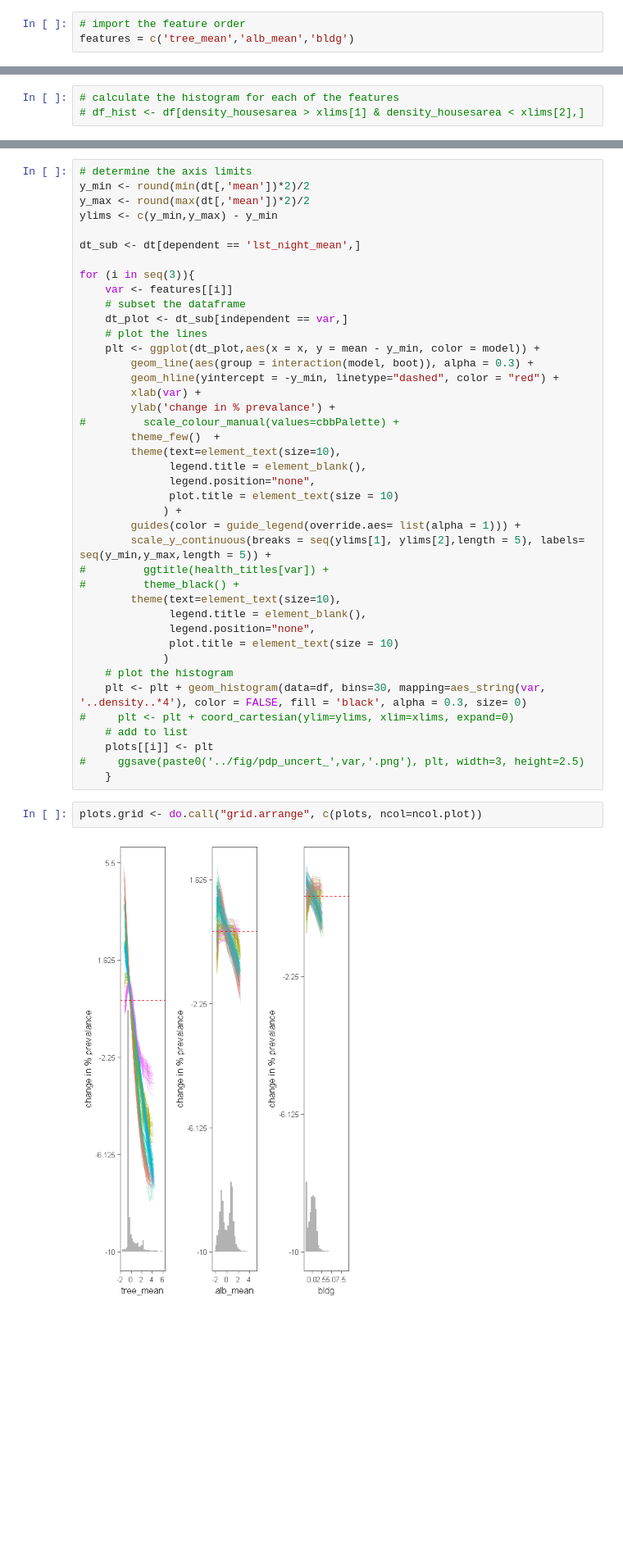
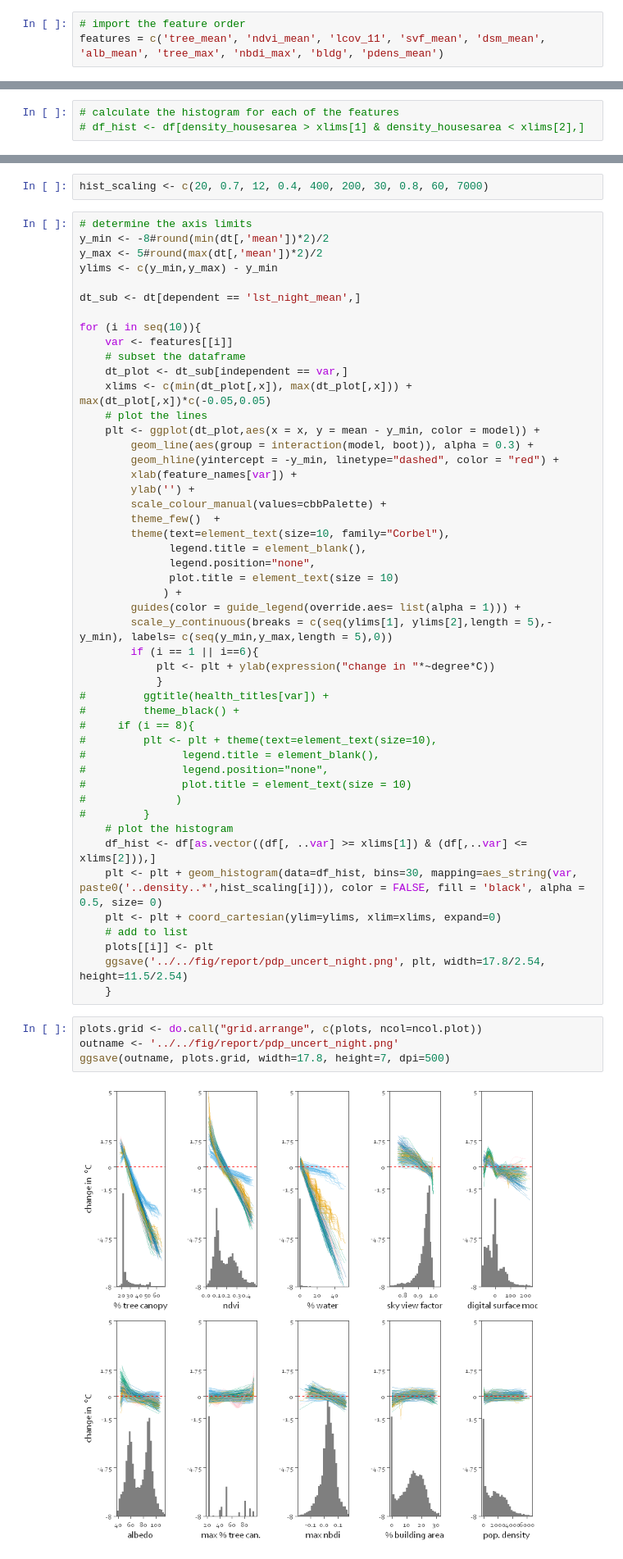
Before and after one commit to tommlogan/land_surface_temperature, a Jupyter notebook: code/analysis/partial_dependence_R.ipynb, the cells around one changed output, grey strips where cells are left out. Shown at 82% size. Cells and saved outputs as stored; diff of their text form; blank space fills up the shorter version.

Commit message:
updated the figure styles

```diff
--- a/code/analysis/partial_dependence_R.ipynb
+++ b/code/analysis/partial_dependence_R.ipynb
@@ -30,4 +32,4 @@ ncol.plot <- 5
 # xlims <- c(0,30)
 # %%
 # import the feature order
-features = c('tree_mean','alb_mean','bldg')
+features = c('tree_mean', 'ndvi_mean', 'lcov_11', 'svf_mean', 'dsm_mean', 'alb_mean', 'tree_max', 'nbdi_max', 'bldg', 'pdens_mean')
@@ -37,45 +53,56 @@ features = c('tree_mean','alb_mean','bldg')
+# %%
+hist_scaling <- c(20, 0.7, 12, 0.4, 400, 200, 30, 0.8, 60, 7000)
 # %%
 # determine the axis limits
-y_min <- round(min(dt[,'mean'])*2)/2
-y_max <- round(max(dt[,'mean'])*2)/2
+y_min <- -8#round(min(dt[,'mean'])*2)/2
+y_max <- 5#round(max(dt[,'mean'])*2)/2
 ylims <- c(y_min,y_max) - y_min
 
 dt_sub <- dt[dependent == 'lst_night_mean',]
 
-for (i in seq(3)){
+for (i in seq(10)){
     var <- features[[i]]
     # subset the dataframe
     dt_plot <- dt_sub[independent == var,]
+    xlims <- c(min(dt_plot[,x]), max(dt_plot[,x])) + max(dt_plot[,x])*c(-0.05,0.05)
     # plot the lines
     plt <- ggplot(dt_plot,aes(x = x, y = mean - y_min, color = model)) +
         geom_line(aes(group = interaction(model, boot)), alpha = 0.3) +
         geom_hline(yintercept = -y_min, linetype="dashed", color = "red") +
-        xlab(var) +
-        ylab('change in % prevalance') +
-#         scale_colour_manual(values=cbbPalette) +
+        xlab(feature_names[var]) +
+        ylab('') +
+        scale_colour_manual(values=cbbPalette) +
         theme_few()  +
-        theme(text=element_text(size=10),
+        theme(text=element_text(size=10, family="Corbel"),
               legend.title = element_blank(),
               legend.position="none",
               plot.title = element_text(size = 10)
              ) +
         guides(color = guide_legend(override.aes= list(alpha = 1))) +
-        scale_y_continuous(breaks = seq(ylims[1], ylims[2],length = 5), labels= seq(y_min,y_max,length = 5)) +
+        scale_y_continuous(breaks = c(seq(ylims[1], ylims[2],length = 5),-y_min), labels= c(seq(y_min,y_max,length = 5),0))
+        if (i == 1 || i==6){
+            plt <- plt + ylab(expression("change in "*~degree*C))
+            }
 #         ggtitle(health_titles[var]) +
 #         theme_black() +
-        theme(text=element_text(size=10),
-              legend.title = element_blank(),
-              legend.position="none",
-              plot.title = element_text(size = 10)
-             )
+#     if (i == 8){
+#         plt <- plt + theme(text=element_text(size=10),
+#               legend.title = element_blank(),
+#               legend.position="none",
+#               plot.title = element_text(size = 10)
+#              )
+#         }
     # plot the histogram
-    plt <- plt + geom_histogram(data=df, bins=30, mapping=aes_string(var, '..density..*4'), color = FALSE, fill = 'black', alpha = 0.3, size= 0)
-#     plt <- plt + coord_cartesian(ylim=ylims, xlim=xlims, expand=0)
+    df_hist <- df[as.vector((df[, ..var] >= xlims[1]) & (df[,..var] <= xlims[2])),]
+    plt <- plt + geom_histogram(data=df_hist, bins=30, mapping=aes_string(var, paste0('..density..*',hist_scaling[i])), color = FALSE, fill = 'black', alpha = 0.5, size= 0)
+    plt <- plt + coord_cartesian(ylim=ylims, xlim=xlims, expand=0)
     # add to list
     plots[[i]] <- plt
-#     ggsave(paste0('../fig/pdp_uncert_',var,'.png'), plt, width=3, height=2.5)
+    ggsave('../../fig/report/pdp_uncert_night.png', plt, width=17.8/2.54, height=11.5/2.54)
     }
 # %%
 plots.grid <- do.call("grid.arrange", c(plots, ncol=ncol.plot))
+outname <- '../../fig/report/pdp_uncert_night.png'
+ggsave(outname, plots.grid, width=17.8, height=7, dpi=500)
 # %% [output]
-[figure, old version]
+[figure, new version]
```
Also changed, not shown: parts of 8 cells of this notebook, 9 other files.
